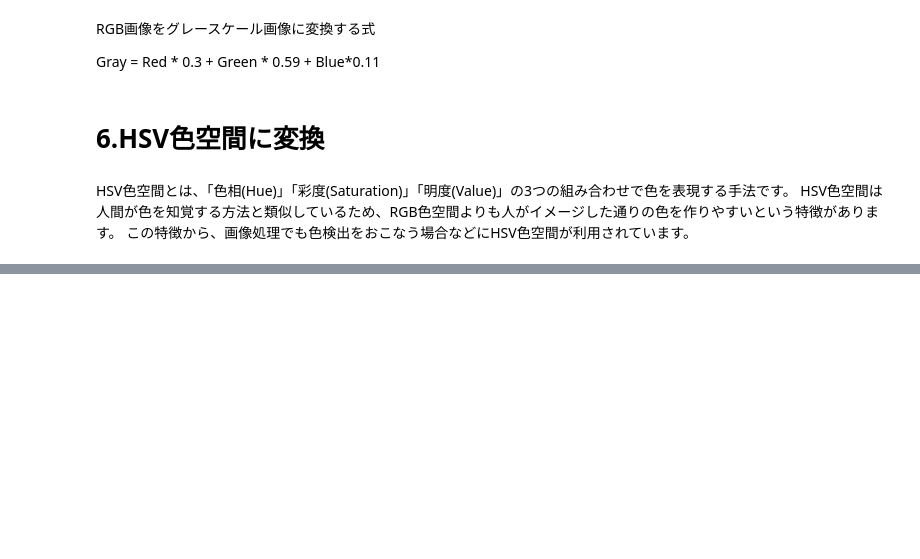
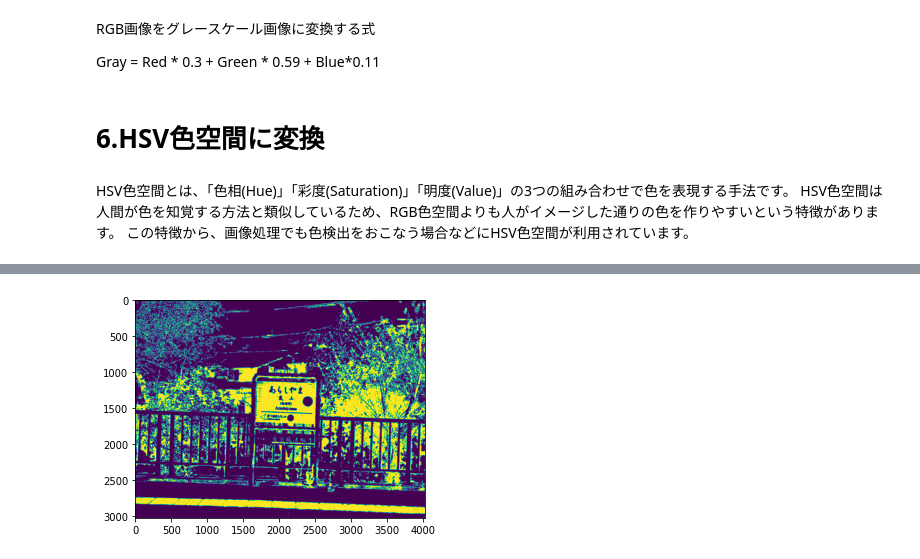
Before and after one commit to ko-syo-noyome/OpenCV-lesson, a Jupyter notebook: 画像の入出力・表示.ipynb, the cells around one changed output, grey strips where cells are left out. Drawn from its saved outputs; the diff is of its cells as text; code cells hidden in the pictures; blank space fills up the shorter version.

```diff
--- a/画像の入出力・表示.ipynb
+++ b/画像の入出力・表示.ipynb
@@ -223,0 +201,80 @@ print("要学習の必要あり")
+# %%
+import cv2
+import numpy as np
+
+# 赤色の検出
+def detect_red_color(img):
+    # HSV色空間に変換
+    hsv = cv2.cvtColor(img, cv2.COLOR_BGR2HSV)
+
+    # 赤色のHSVの値域1
+    hsv_min = np.array([0,64,0])
+    hsv_max = np.array([30,255,255])
+    mask1 = cv2.inRange(hsv, hsv_min, hsv_max)
+
+    # 赤色のHSVの値域2
+    hsv_min = np.array([150,64,0])
+    hsv_max = np.array([179,255,255])
+    mask2 = cv2.inRange(hsv, hsv_min, hsv_max)
+
+    # 赤色領域のマスク（255：赤色、0：赤色以外）
+    mask = mask1 + mask2
+
+    # マスキング処理
+    masked_img = cv2.bitwise_and(img, img, mask=mask)
+
+    return mask, masked_img
+
+# 緑色の検出
+def detect_green_color(img):
+    # HSV色空間に変換
+    hsv = cv2.cvtColor(img, cv2.COLOR_BGR2HSV)
+
+    # 緑色のHSVの値域1
+    hsv_min = np.array([30, 64, 0])
+    hsv_max = np.array([90,255,255])
+
+    # 緑色領域のマスク（255：赤色、0：赤色以外）
+    mask = cv2.inRange(hsv, hsv_min, hsv_max)
+
+    # マスキング処理
+    masked_img = cv2.bitwise_and(img, img, mask=mask)
+
+    return mask, masked_img
+
+# 青色の検出
+def detect_blue_color(img):
+    # HSV色空間に変換
+    hsv = cv2.cvtColor(img, cv2.COLOR_BGR2HSV)
+
+    # 青色のHSVの値域1
+    hsv_min = np.array([90, 64, 0])
+    hsv_max = np.array([150,255,255])
+
+    # 青色領域のマスク（255：赤色、0：赤色以外）
+    mask = cv2.inRange(hsv, hsv_min, hsv_max)
+
+    # マスキング処理
+    masked_img = cv2.bitwise_and(img, img, mask=mask)
+
+    return mask, masked_img
+
+
+# 入力画像の読み込み
+# img = cv2.imread("C:\prog\python\\test\input.png")
+
+# 色検出（赤、緑、青）
+red_mask, red_masked_img = detect_red_color(img)
+# green_mask, green_masked_img = detect_green_color(img)
+# blue_mask, blue_masked_img = detect_blue_color(img)
+
+# 結果を出力
+# cv2.imwrite("C:\prog\python\\test\\red_mask.png", red_mask)
+# cv2.imwrite("C:\prog\python\\test\\red_masked_img.png", red_masked_img)
+# cv2.imwrite("C:\prog\python\\test\green_mask.png", green_mask)
+# cv2.imwrite("C:\prog\python\\test\green_masked_img.png", green_masked_img)
+# cv2.imwrite("C:\prog\python\\test\\blue_mask.png", blue_mask)
+# cv2.imwrite("C:\prog\python\\test\\blue_masked_img.png", blue_masked_img)
+plt.imshow(red_mask)
+#plt.imshow(red_masked_img)
+# %% [output]
@@ -223,0 +282 @@ print("要学習の必要あり")
+[figure, added]
```
Also changed, not shown: parts of 5 cells of this notebook.
